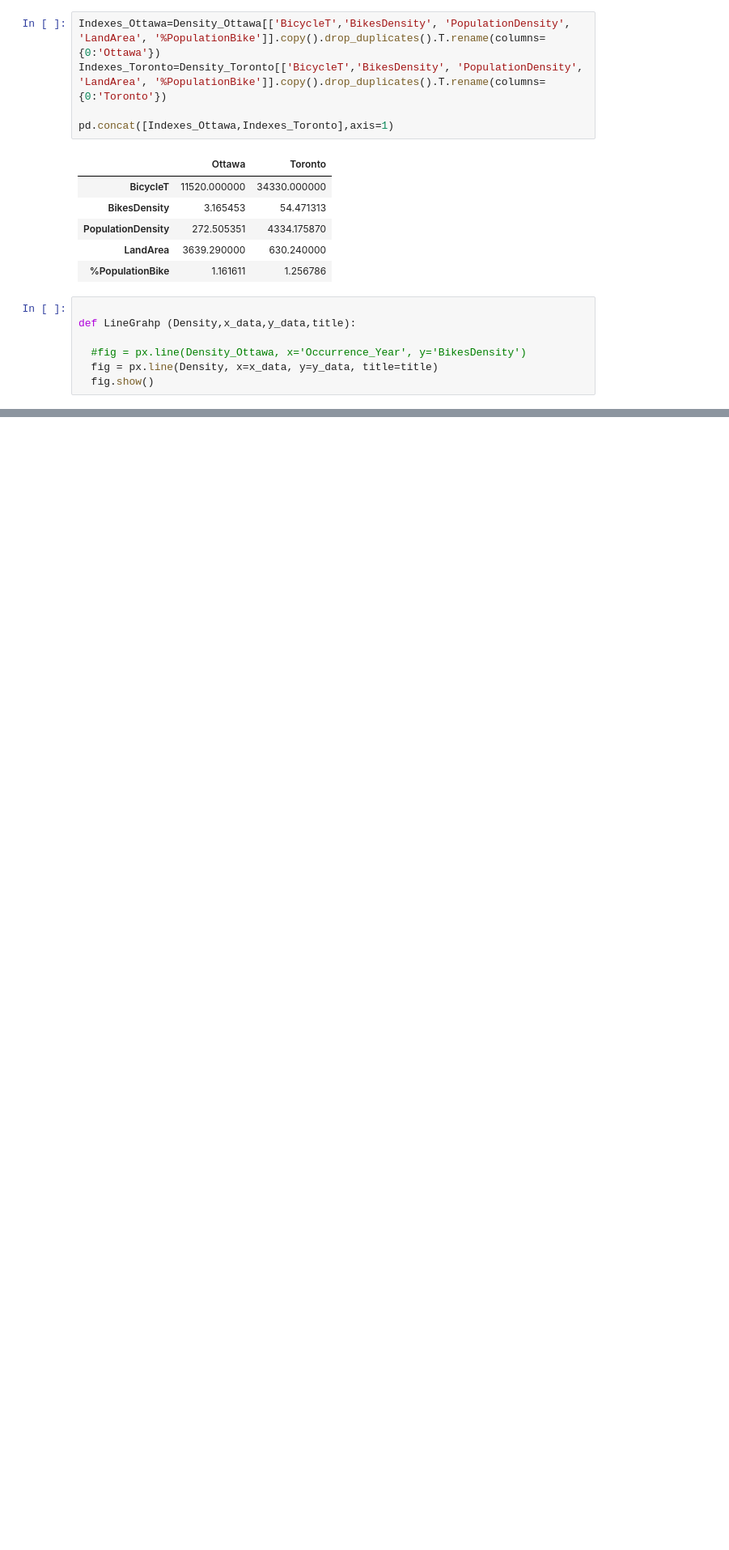
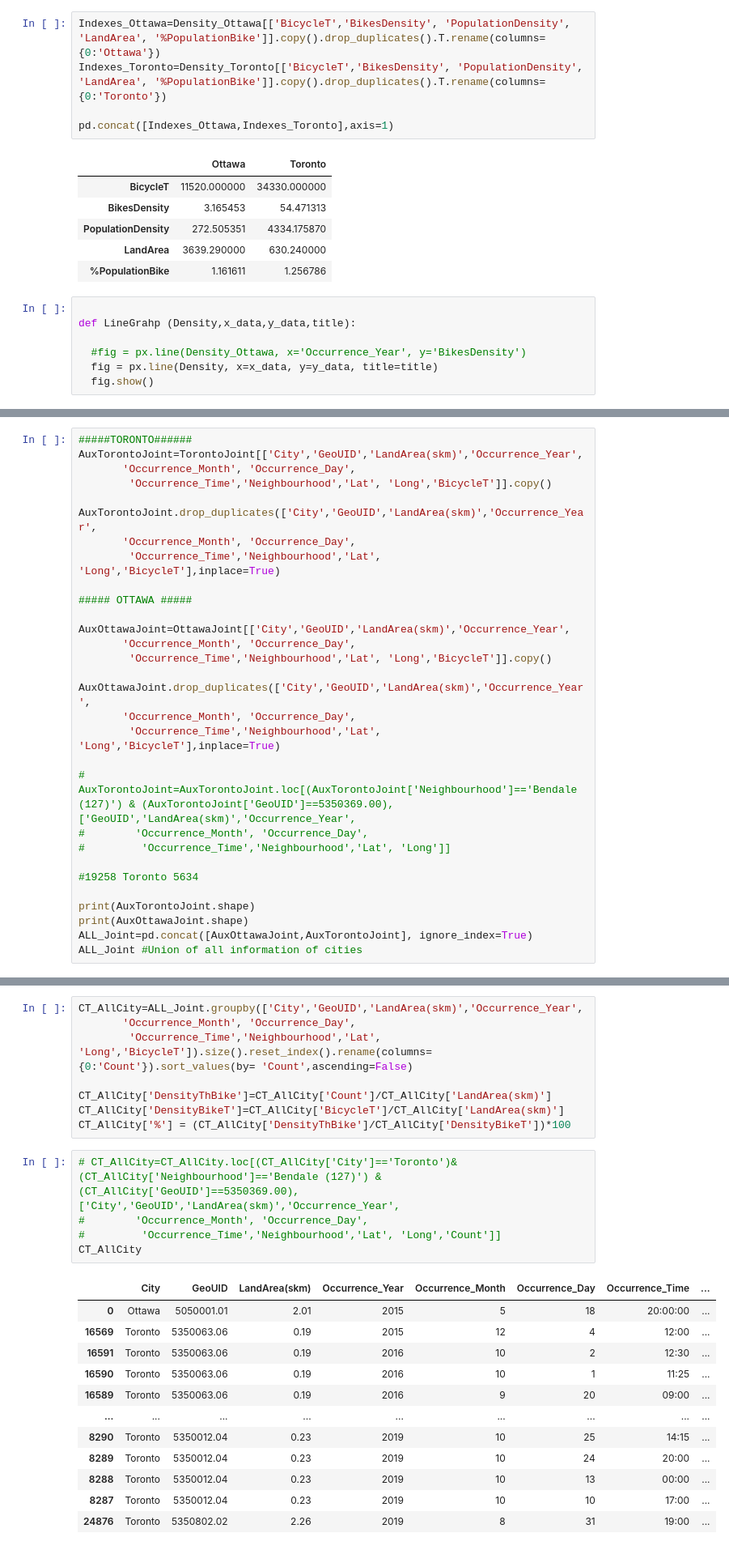
Before and after one commit to TEAM-IMT/bikes-theft-model, a Jupyter notebook: Codigos/Statistics_Census.ipynb, the cells around one changed output, grey strips where cells are left out. Shown at 81% size. Cells and saved outputs as stored; diff of their text form; blank space fills up the shorter version.

```diff
--- a/Codigos/Statistics_Census.ipynb
+++ b/Codigos/Statistics_Census.ipynb
@@ -765,0 +804,30 @@ fig.show()
+# %%
+#####TORONTO######
+AuxTorontoJoint=TorontoJoint[['City','GeoUID','LandArea(skm)','Occurrence_Year',
+       'Occurrence_Month', 'Occurrence_Day',
+        'Occurrence_Time','Neighbourhood','Lat', 'Long','BicycleT']].copy()
+
+AuxTorontoJoint.drop_duplicates(['City','GeoUID','LandArea(skm)','Occurrence_Year',
+       'Occurrence_Month', 'Occurrence_Day',
+        'Occurrence_Time','Neighbourhood','Lat', 'Long','BicycleT'],inplace=True)
+
+##### OTTAWA #####
+
+AuxOttawaJoint=OttawaJoint[['City','GeoUID','LandArea(skm)','Occurrence_Year',
+       'Occurrence_Month', 'Occurrence_Day',
+        'Occurrence_Time','Neighbourhood','Lat', 'Long','BicycleT']].copy()
+
+AuxOttawaJoint.drop_duplicates(['City','GeoUID','LandArea(skm)','Occurrence_Year',
+       'Occurrence_Month', 'Occurrence_Day',
+        'Occurrence_Time','Neighbourhood','Lat', 'Long','BicycleT'],inplace=True)
+
+# AuxTorontoJoint=AuxTorontoJoint.loc[(AuxTorontoJoint['Neighbourhood']=='Bendale (127)') & (AuxTorontoJoint['GeoUID']==5350369.00),['GeoUID','LandArea(skm)','Occurrence_Year',
+#        'Occurrence_Month', 'Occurrence_Day',
+#         'Occurrence_Time','Neighbourhood','Lat', 'Long']]
+
+#19258 Toronto 5634
+
+print(AuxTorontoJoint.shape)
+print(AuxOttawaJoint.shape)
+ALL_Joint=pd.concat([AuxOttawaJoint,AuxTorontoJoint], ignore_index=True)
+ALL_Joint #Union of all information of cities
@@ -765,0 +838,26 @@ fig.show()
+# %%
+CT_AllCity=ALL_Joint.groupby(['City','GeoUID','LandArea(skm)','Occurrence_Year',
+       'Occurrence_Month', 'Occurrence_Day',
+        'Occurrence_Time','Neighbourhood','Lat', 'Long','BicycleT']).size().reset_index().rename(columns={0:'Count'}).sort_values(by= 'Count',ascending=False)
+
+CT_AllCity['DensityThBike']=CT_AllCity['Count']/CT_AllCity['LandArea(skm)']
+CT_AllCity['DensityBikeT']=CT_AllCity['BicycleT']/CT_AllCity['LandArea(skm)']
+CT_AllCity['%'] = (CT_AllCity['DensityThBike']/CT_AllCity['DensityBikeT'])*100
+# %%
+# CT_AllCity=CT_AllCity.loc[(CT_AllCity['City']=='Toronto')&(CT_AllCity['Neighbourhood']=='Bendale (127)') & (CT_AllCity['GeoUID']==5350369.00),['City','GeoUID','LandArea(skm)','Occurrence_Year',
+#        'Occurrence_Month', 'Occurrence_Day',
+#         'Occurrence_Time','Neighbourhood','Lat', 'Long','Count']]
+CT_AllCity
+# %% [output]
+|  | City | GeoUID | LandArea(skm) | Occurrence_Year | Occurrence_Month | Occurrence_Day | Occurrence_Time | ... |
+| 0 | Ottawa | 5050001.01 | 2.01 | 2015 | 5 | 18 | 20:00:00 | ... |
+| 16569 | Toronto | 5350063.06 | 0.19 | 2015 | 12 | 4 | 12:00 | ... |
+| 16591 | Toronto | 5350063.06 | 0.19 | 2016 | 10 | 2 | 12:30 | ... |
+| 16590 | Toronto | 5350063.06 | 0.19 | 2016 | 10 | 1 | 11:25 | ... |
+| 16589 | Toronto | 5350063.06 | 0.19 | 2016 | 9 | 20 | 09:00 | ... |
+| ... | ... | ... | ... | ... | ... | ... | ... | ... |
+| 8290 | Toronto | 5350012.04 | 0.23 | 2019 | 10 | 25 | 14:15 | ... |
+| 8289 | Toronto | 5350012.04 | 0.23 | 2019 | 10 | 24 | 20:00 | ... |
+| 8288 | Toronto | 5350012.04 | 0.23 | 2019 | 10 | 13 | 00:00 | ... |
+| 8287 | Toronto | 5350012.04 | 0.23 | 2019 | 10 | 10 | 17:00 | ... |
+| 24876 | Toronto | 5350802.02 | 2.26 | 2019 | 8 | 31 | 19:00 | ... |
```
Also changed, not shown: parts of 24 cells of this notebook.
